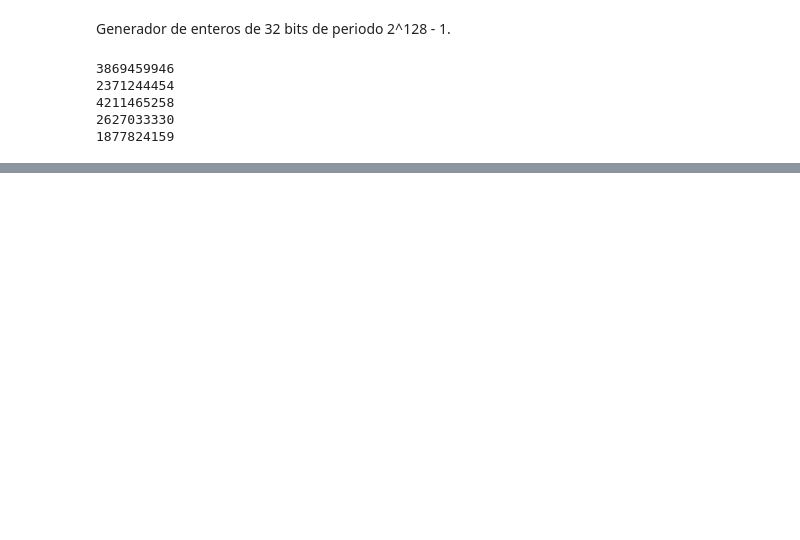
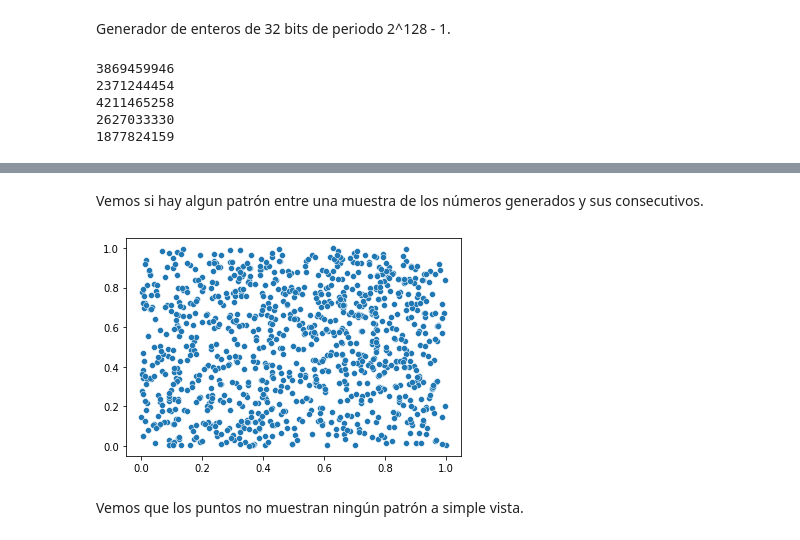
Before and after one commit to delpinor/tp-simulacion, a Jupyter notebook: TP1/ej_01.ipynb, the cells around one changed output, grey strips where cells are left out. Cells and saved outputs as stored; diff of their text form; code cells hidden in the pictures; blank space fills up the shorter version.

```diff
--- a/TP1/ej_01.ipynb
+++ b/TP1/ej_01.ipynb
@@ -45,0 +70,13 @@ for _ in range(5):
+# %%
+limit=1000
+n_obs = observaciones[:limit]
+n_plus_1_obs = observaciones[1:limit+1]
+# %% [markdown]
+Vemos si hay algun patrón entre una muestra de los números generados y sus consecutivos.
+# %%
+sns_scat=sns.scatterplot(x=n_obs, y=n_plus_1_obs)
+plt.show()
+# %% [output]
+[figure, added]
+# %% [markdown]
+Vemos que los puntos no muestran ningún patrón a simple vista.
```
Also changed, not shown: parts of 12 cells of this notebook.
